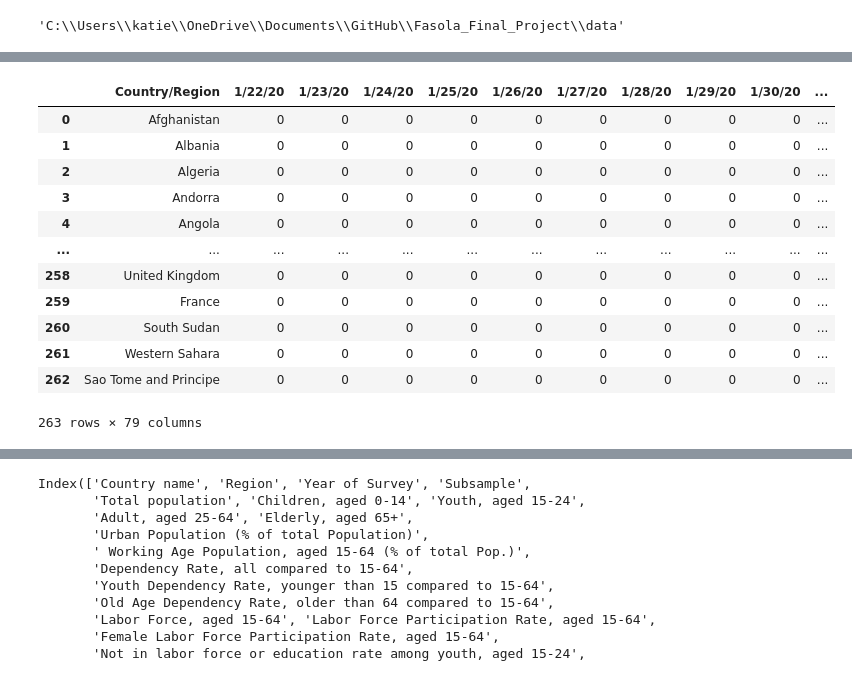
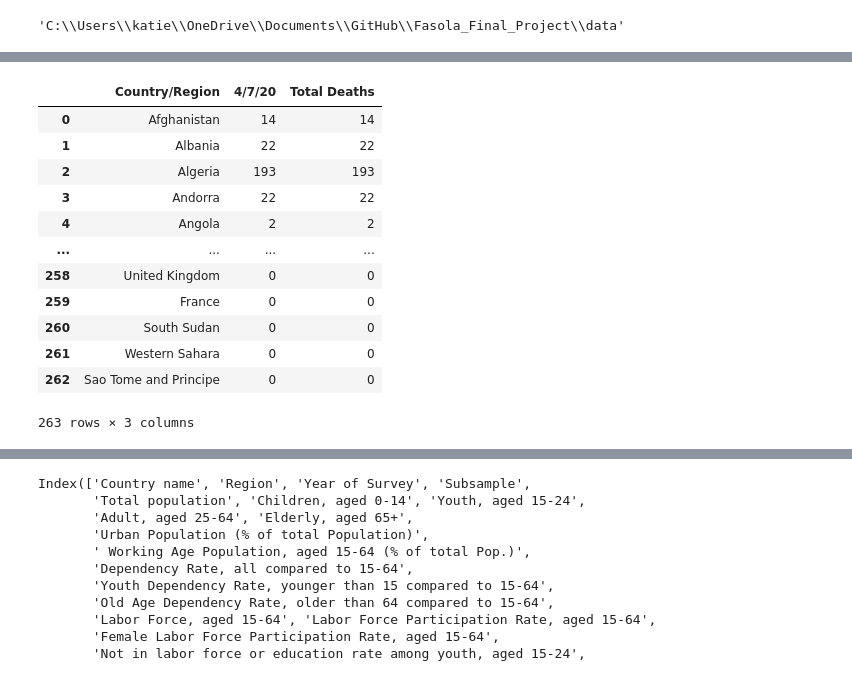
Before and after one commit to kfasola/Fasola_Final_Project, a Jupyter notebook: Fasola - Final Project.ipynb, the cells around one changed output, grey strips where cells are left out. Cells and saved outputs as stored; diff of their text form; code cells hidden in the pictures.

```diff
--- a/Fasola - Final Project.ipynb
+++ b/Fasola - Final Project.ipynb
@@ -44,19 +88,19 @@ globalcases_covid
 # %%
 globaldeaths_covid = pd.read_csv('time_series_covid19_deaths_global.csv')
-globaldeaths_covid.drop(['Province/State', 'Lat', 'Long'], axis=1, inplace=True)
+globaldeaths_covid.drop(globaldeaths_covid.columns.difference(['Country/Region', '4/7/20']), axis=1, inplace=True)
 globaldeaths_covid['Total Deaths'] = globaldeaths_covid.sum(1)
 globaldeaths_covid
 # %% [output]
-|  | Country/Region | 1/22/20 | 1/23/20 | 1/24/20 | 1/25/20 | 1/26/20 | 1/27/20 | 1/28/20 | 1/29/20 | 1/30/20 | ... |
-| 0 | Afghanistan | 0 | 0 | 0 | 0 | 0 | 0 | 0 | 0 | 0 | ... |
-| 1 | Albania | 0 | 0 | 0 | 0 | 0 | 0 | 0 | 0 | 0 | ... |
-| 2 | Algeria | 0 | 0 | 0 | 0 | 0 | 0 | 0 | 0 | 0 | ... |
-| 3 | Andorra | 0 | 0 | 0 | 0 | 0 | 0 | 0 | 0 | 0 | ... |
-| 4 | Angola | 0 | 0 | 0 | 0 | 0 | 0 | 0 | 0 | 0 | ... |
-| ... | ... | ... | ... | ... | ... | ... | ... | ... | ... | ... | ... |
-| 258 | United Kingdom | 0 | 0 | 0 | 0 | 0 | 0 | 0 | 0 | 0 | ... |
-| 259 | France | 0 | 0 | 0 | 0 | 0 | 0 | 0 | 0 | 0 | ... |
-| 260 | South Sudan | 0 | 0 | 0 | 0 | 0 | 0 | 0 | 0 | 0 | ... |
-| 261 | Western Sahara | 0 | 0 | 0 | 0 | 0 | 0 | 0 | 0 | 0 | ... |
-| 262 | Sao Tome and Principe | 0 | 0 | 0 | 0 | 0 | 0 | 0 | 0 | 0 | ... |
+|  | Country/Region | 4/7/20 | Total Deaths |
+| 0 | Afghanistan | 14 | 14 |
+| 1 | Albania | 22 | 22 |
+| 2 | Algeria | 193 | 193 |
+| 3 | Andorra | 22 | 22 |
+| 4 | Angola | 2 | 2 |
+| ... | ... | ... | ... |
+| 258 | United Kingdom | 0 | 0 |
+| 259 | France | 0 | 0 |
+| 260 | South Sudan | 0 | 0 |
+| 261 | Western Sahara | 0 | 0 |
+| 262 | Sao Tome and Principe | 0 | 0 |
-263 rows × 79 columns
+263 rows × 3 columns
```
Also changed, not shown: parts of 44 cells of this notebook, 1 other file.
